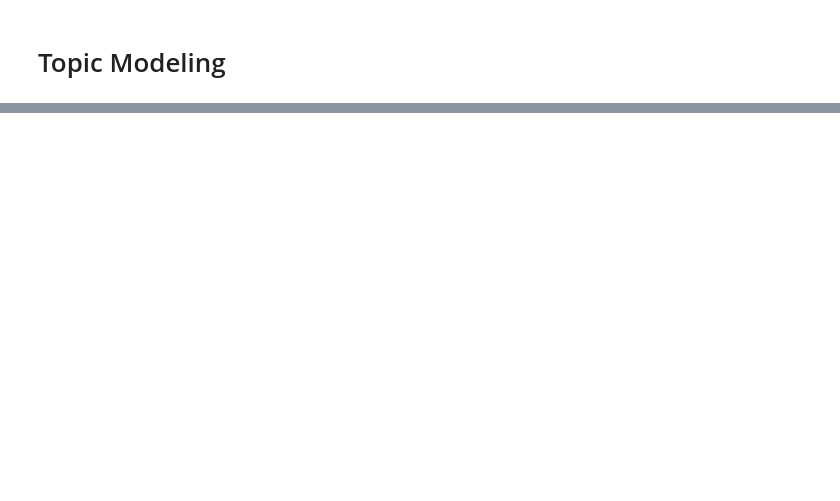
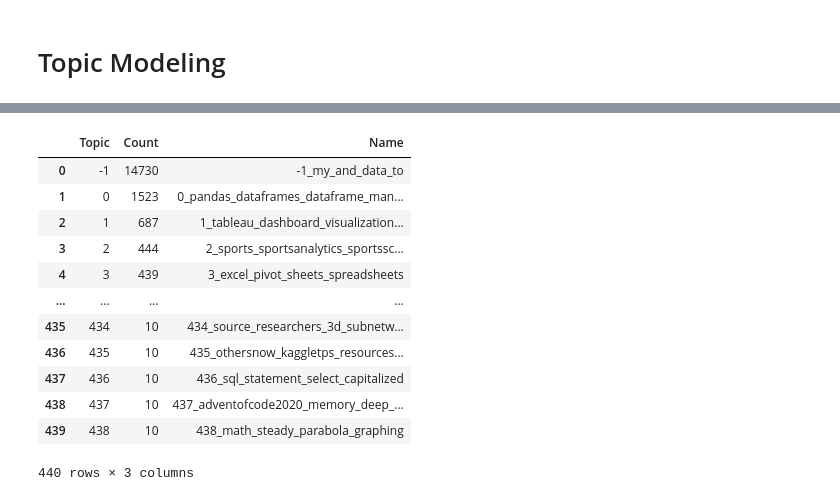
Before and after one commit to MarkusMueller-DS/66DaysofData-tweets, a Jupyter notebook: notebooks/Topic_Modeling.ipynb, the cells around one changed output, grey strips where cells are left out. Cells and saved outputs as stored; diff of their text form; code cells hidden in the pictures; blank space fills up the shorter version.

```diff
--- a/notebooks/Topic_Modeling.ipynb
+++ b/notebooks/Topic_Modeling.ipynb
@@ -64,0 +133,16 @@ learned python 100daysofcode datascience project using dataset amp code classifi
+# %%
+topic_model.get_topic_info()
+# %% [output]
+|  | Topic | Count | Name |
+| 0 | -1 | 14730 | -1_my_and_data_to |
+| 1 | 0 | 1523 | 0_pandas_dataframes_dataframe_man... |
+| 2 | 1 | 687 | 1_tableau_dashboard_visualization... |
+| 3 | 2 | 444 | 2_sports_sportsanalytics_sportssc... |
+| 4 | 3 | 439 | 3_excel_pivot_sheets_spreadsheets |
+| ... | ... | ... | ... |
+| 435 | 434 | 10 | 434_source_researchers_3d_subnetw... |
+| 436 | 435 | 10 | 435_othersnow_kaggletps_resources... |
+| 437 | 436 | 10 | 436_sql_statement_select_capitalized |
+| 438 | 437 | 10 | 437_adventofcode2020_memory_deep_... |
+| 439 | 438 | 10 | 438_math_steady_parabola_graphing |
+440 rows × 3 columns
```
Also changed, not shown: parts of 30 cells of this notebook, 1 other file.
